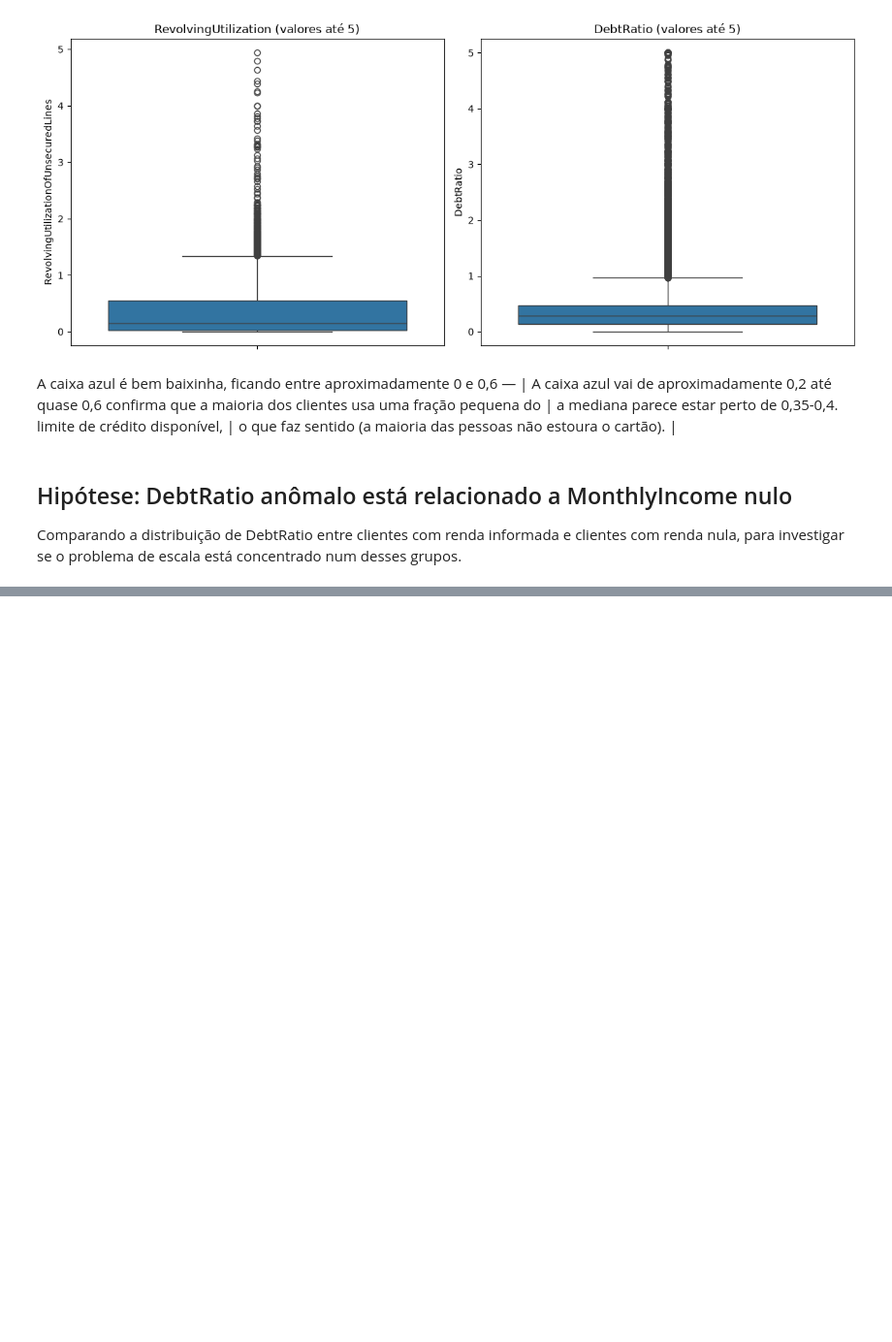
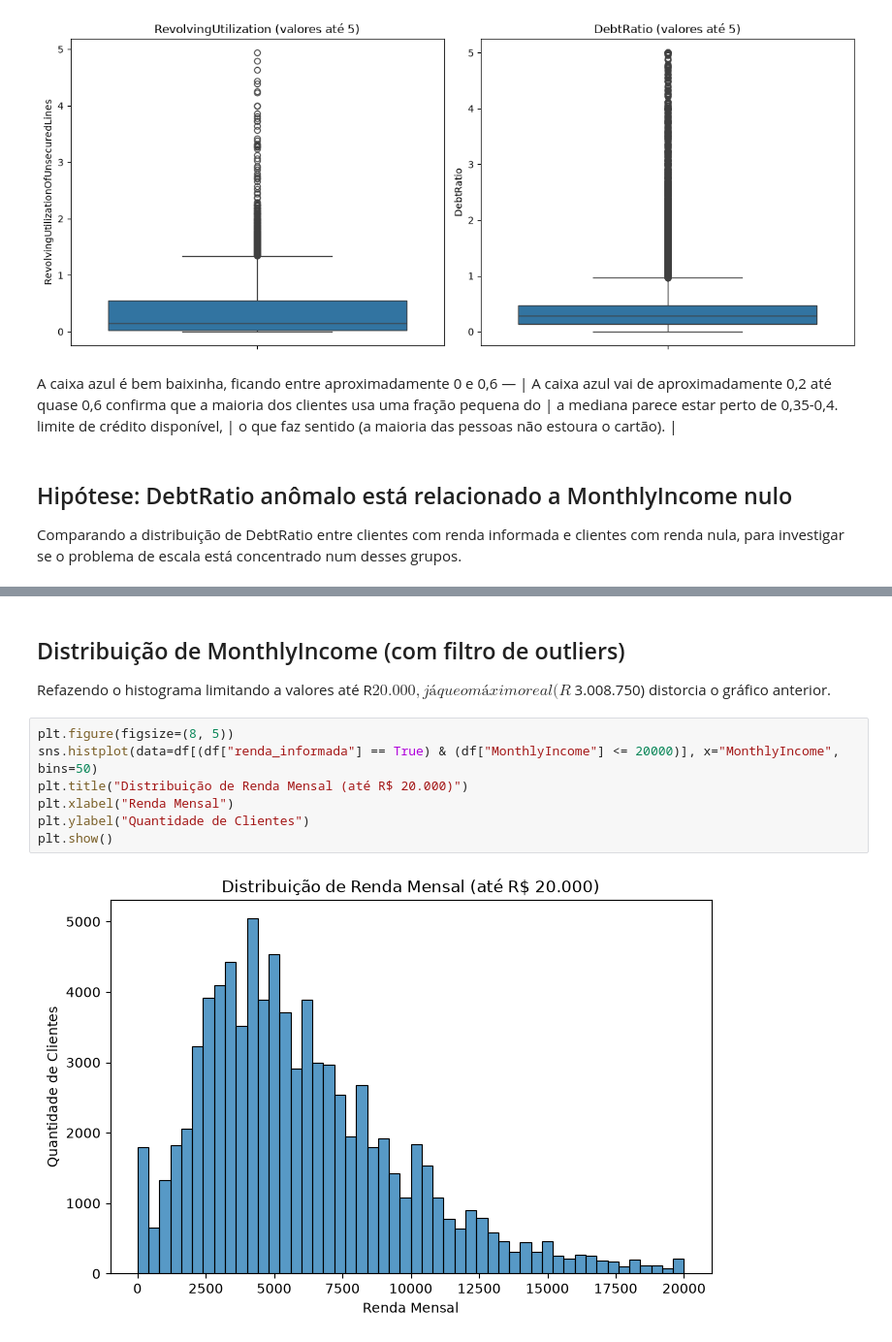
Before and after one commit to Ryan-Oliv/analise-risco-credito, a Jupyter notebook: scripts/eda_python.ipynb, the cells around one changed output, grey strips where cells are left out. Shown at 97% size. Drawn from its saved outputs; the diff is of its cells as text; blank space fills up the shorter version.

```diff
--- a/scripts/eda_python.ipynb
+++ b/scripts/eda_python.ipynb
@@ -111,0 +134,12 @@ True                0.29611     0.482986   61106.5
+# %% [markdown]
+## Distribuição de MonthlyIncome (com filtro de outliers)
+Refazendo o histograma limitando a valores até R$ 20.000, já que o máximo real (R$ 3.008.750) distorcia o gráfico anterior.
+# %%
+plt.figure(figsize=(8, 5))
+sns.histplot(data=df[(df["renda_informada"] == True) & (df["MonthlyIncome"] <= 20000)], x="MonthlyIncome", bins=50)
+plt.title("Distribuição de Renda Mensal (até R$ 20.000)")
+plt.xlabel("Renda Mensal")
+plt.ylabel("Quantidade de Clientes")
+plt.show()
+# %% [output]
+[figure, added]
```
Also changed, not shown: parts of 24 cells of this notebook, 2 other files.
